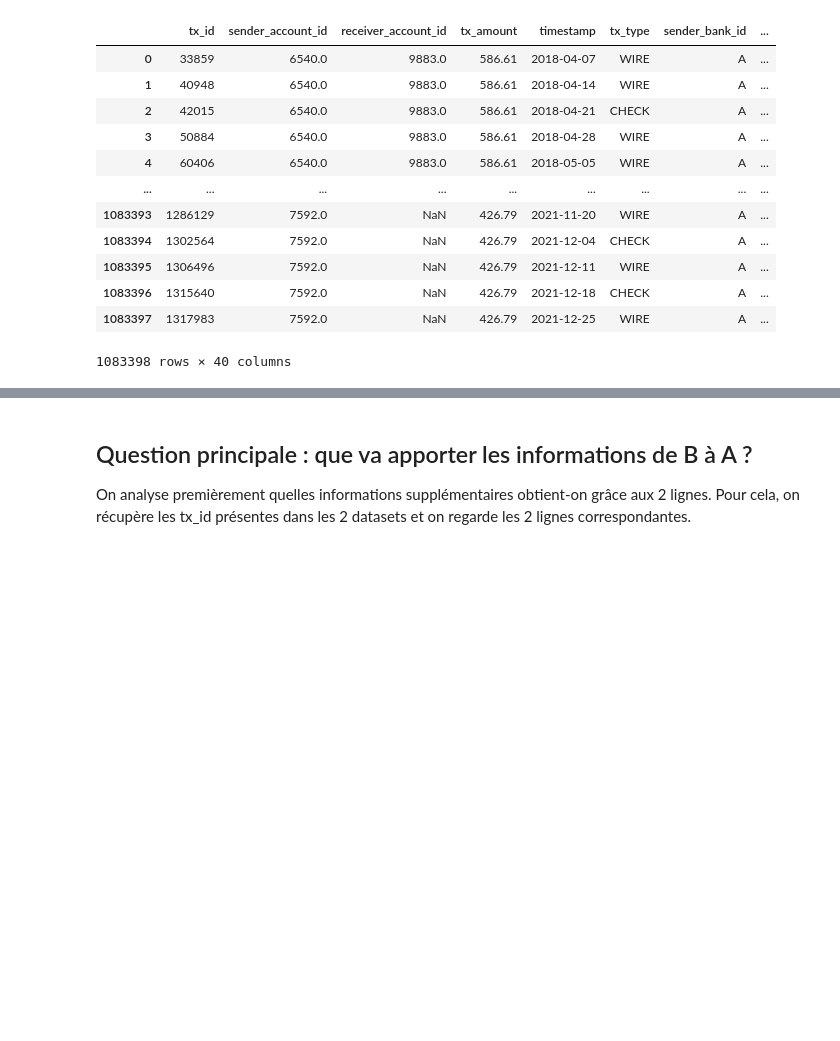
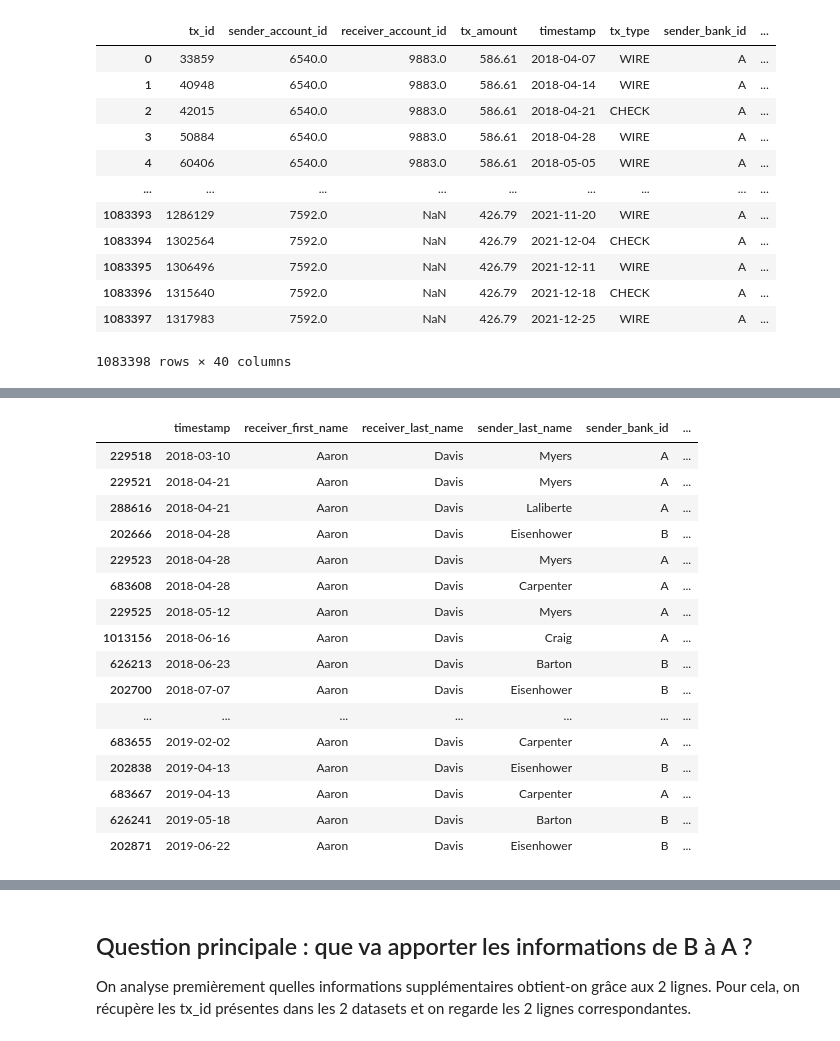
Before and after one commit to CorentinPernot/Statapp, a Jupyter notebook: Notebook/Base_clients_enrichissements.ipynb, the cells around one changed output, grey strips where cells are left out. Cells and saved outputs as stored; diff of their text form; code cells hidden in the pictures; blank space fills up the shorter version.

```diff
--- a/Notebook/Base_clients_enrichissements.ipynb
+++ b/Notebook/Base_clients_enrichissements.ipynb
@@ -372,7 +376,7 @@ df_BC_sender_B = df_test.copy()
 # %%
 #On fait la même chose mais pour le receiver !
 
-df_test= df_B[['receiver_first_name','receiver_last_name','receiver_birth_date','timestamp']].copy()
+df_test= df_B[['receiver_first_name','receiver_last_name','receiver_birth_date','timestamp','tx_id']].copy()
 
 df= pd.DataFrame(df_B.groupby(by=['receiver_first_name','receiver_last_name','receiver_birth_date'], as_index=False)['tx_amount'].expanding(1).count())
 
@@ -424,3 +428,4 @@ df_test.drop(['index'], axis=1, inplace=True)
 df.rename(columns={'is_alert_solo': 'nb_is_alert_solo_receiver_B'},inplace=True)
 df_test= pd.concat([df_test,df],axis=1)
 df_BC_receiver_B = df_test.copy()
+df_BC_receiver_B.sort_values(by='tx_id',inplace=True)
@@ -713,0 +596,20 @@ df_merge[(df_merge.sender_first_name=='Abel')&(df_merge.sender_last_name=='Eskew
+# %%
+df_merge[(df_merge['receiver_first_name']== 'Aaron' )&((df_merge['receiver_last_name'] == 'Davis' ))][['timestamp','receiver_first_name','receiver_last_name','sender_last_name','sender_bank_id','receiver_bank_id','tx_amount','count_cum_receiver_B','median_cum_receiver_B' ]].sort_values(by= ['receiver_last_name','receiver_first_name','timestamp']).head(30)
+# %% [output]
+|  | timestamp | receiver_first_name | receiver_last_name | sender_last_name | sender_bank_id | ... |
+| 229518 | 2018-03-10 | Aaron | Davis | Myers | A | ... |
+| 229521 | 2018-04-21 | Aaron | Davis | Myers | A | ... |
+| 288616 | 2018-04-21 | Aaron | Davis | Laliberte | A | ... |
+| 202666 | 2018-04-28 | Aaron | Davis | Eisenhower | B | ... |
+| 229523 | 2018-04-28 | Aaron | Davis | Myers | A | ... |
+| 683608 | 2018-04-28 | Aaron | Davis | Carpenter | A | ... |
+| 229525 | 2018-05-12 | Aaron | Davis | Myers | A | ... |
+| 1013156 | 2018-06-16 | Aaron | Davis | Craig | A | ... |
+| 626213 | 2018-06-23 | Aaron | Davis | Barton | B | ... |
+| 202700 | 2018-07-07 | Aaron | Davis | Eisenhower | B | ... |
+| ... | ... | ... | ... | ... | ... | ... |
+| 683655 | 2019-02-02 | Aaron | Davis | Carpenter | A | ... |
+| 202838 | 2019-04-13 | Aaron | Davis | Eisenhower | B | ... |
+| 683667 | 2019-04-13 | Aaron | Davis | Carpenter | A | ... |
+| 626241 | 2019-05-18 | Aaron | Davis | Barton | B | ... |
+| 202871 | 2019-06-22 | Aaron | Davis | Eisenhower | B | ... |
```
Also changed, not shown: parts of 24 cells of this notebook.
